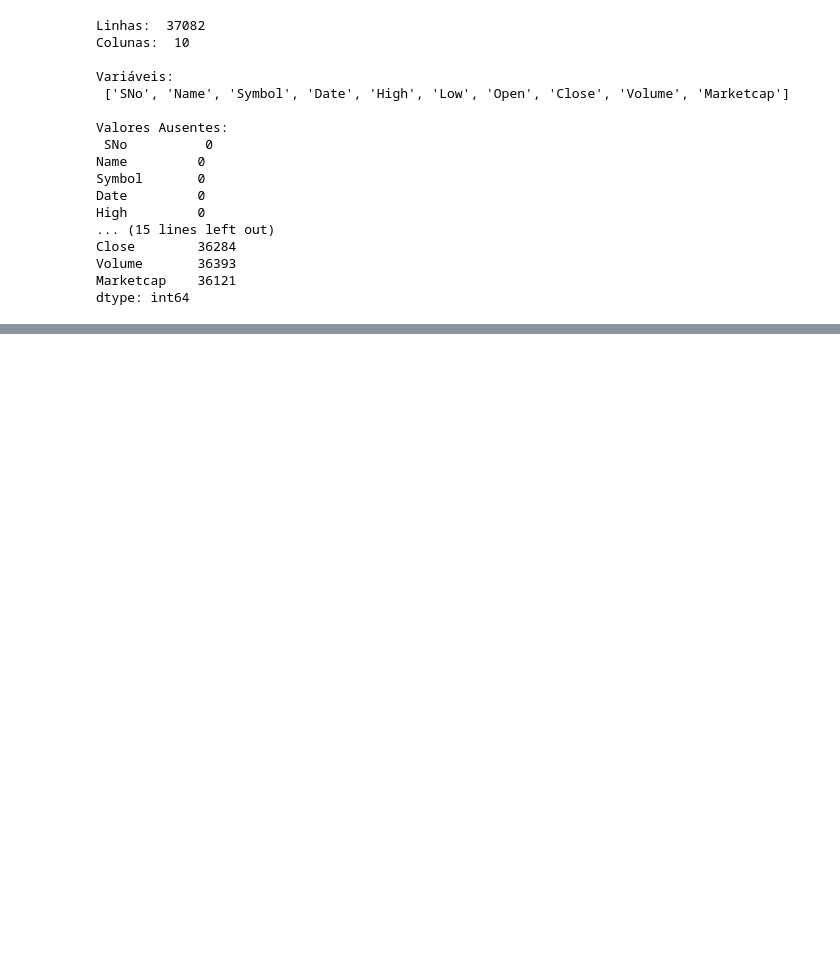
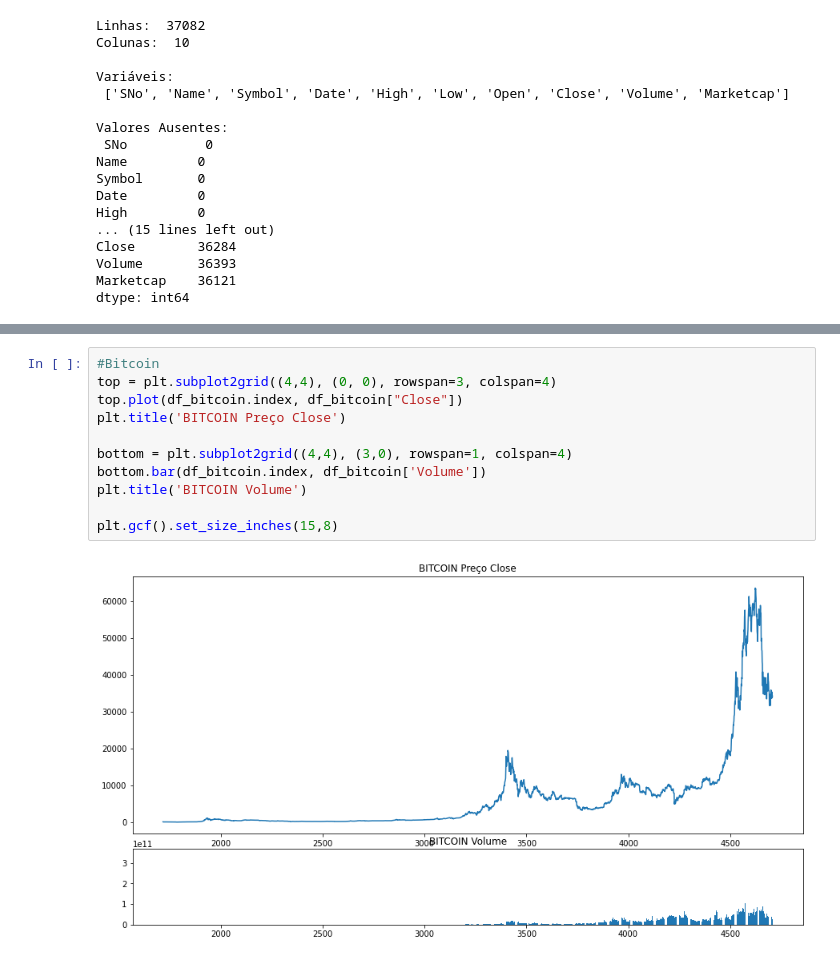
Before and after one commit to RobertoEderAguiar/equipe4, a Jupyter notebook: notebooks/Análise BTC.ipynb, the cells around one changed output, grey strips where cells are left out. Drawn from its saved outputs; the diff is of its cells as text; blank space fills up the shorter version.

```diff
--- a/notebooks/Análise BTC.ipynb
+++ b/notebooks/Análise BTC.ipynb
@@ -136,0 +271,13 @@ frame["Volume"].plot()
+# %%
+#Bitcoin
+top = plt.subplot2grid((4,4), (0, 0), rowspan=3, colspan=4)
+top.plot(df_bitcoin.index, df_bitcoin["Close"])
+plt.title('BITCOIN Preço Close')
+
+bottom = plt.subplot2grid((4,4), (3,0), rowspan=1, colspan=4)
+bottom.bar(df_bitcoin.index, df_bitcoin['Volume'])
+plt.title('BITCOIN Volume')
+
+plt.gcf().set_size_inches(15,8)
+# %% [output]
+[figure, added]
```
Also changed, not shown: parts of 16 cells of this notebook.
